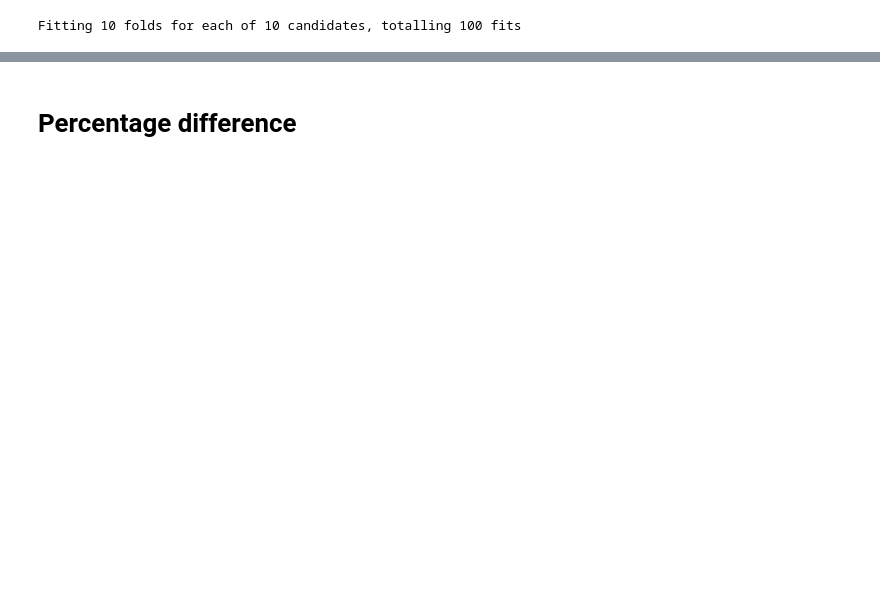
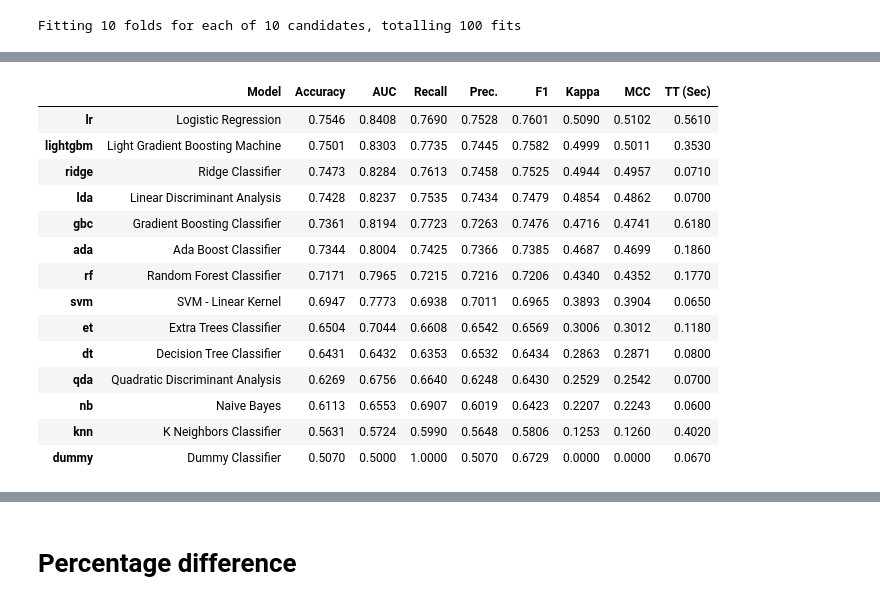
Before and after one commit to Smaran1832/Altcoin-Price-Prediction, a Jupyter notebook: New_Experiments/New_Experiment_Scripts/Experimentation_framework.ipynb, the cells around one changed output, grey strips where cells are left out. Cells and saved outputs as stored; diff of their text form; code cells hidden in the pictures; blank space fills up the shorter version.

```diff
--- a/New_Experiments/New_Experiment_Scripts/Experimentation_framework.ipynb
+++ b/New_Experiments/New_Experiment_Scripts/Experimentation_framework.ipynb
@@ -585,0 +841,3 @@ Fitting 10 folds for each of 10 candidates, totalling 100 fits
+# %%
+best_model = compare_models()
+# %% [output]
@@ -585,0 +845,15 @@ Fitting 10 folds for each of 10 candidates, totalling 100 fits
+|  | Model | Accuracy | AUC | Recall | Prec. | F1 | Kappa | MCC | TT (Sec) |
+| lr | Logistic Regression | 0.7546 | 0.8408 | 0.7690 | 0.7528 | 0.7601 | 0.5090 | 0.5102 | 0.5610 |
+| lightgbm | Light Gradient Boosting Machine | 0.7501 | 0.8303 | 0.7735 | 0.7445 | 0.7582 | 0.4999 | 0.5011 | 0.3530 |
+| ridge | Ridge Classifier | 0.7473 | 0.8284 | 0.7613 | 0.7458 | 0.7525 | 0.4944 | 0.4957 | 0.0710 |
+| lda | Linear Discriminant Analysis | 0.7428 | 0.8237 | 0.7535 | 0.7434 | 0.7479 | 0.4854 | 0.4862 | 0.0700 |
+| gbc | Gradient Boosting Classifier | 0.7361 | 0.8194 | 0.7723 | 0.7263 | 0.7476 | 0.4716 | 0.4741 | 0.6180 |
+| ada | Ada Boost Classifier | 0.7344 | 0.8004 | 0.7425 | 0.7366 | 0.7385 | 0.4687 | 0.4699 | 0.1860 |
+| rf | Random Forest Classifier | 0.7171 | 0.7965 | 0.7215 | 0.7216 | 0.7206 | 0.4340 | 0.4352 | 0.1770 |
+| svm | SVM - Linear Kernel | 0.6947 | 0.7773 | 0.6938 | 0.7011 | 0.6965 | 0.3893 | 0.3904 | 0.0650 |
+| et | Extra Trees Classifier | 0.6504 | 0.7044 | 0.6608 | 0.6542 | 0.6569 | 0.3006 | 0.3012 | 0.1180 |
+| dt | Decision Tree Classifier | 0.6431 | 0.6432 | 0.6353 | 0.6532 | 0.6434 | 0.2863 | 0.2871 | 0.0800 |
+| qda | Quadratic Discriminant Analysis | 0.6269 | 0.6756 | 0.6640 | 0.6248 | 0.6430 | 0.2529 | 0.2542 | 0.0700 |
+| nb | Naive Bayes | 0.6113 | 0.6553 | 0.6907 | 0.6019 | 0.6423 | 0.2207 | 0.2243 | 0.0600 |
+| knn | K Neighbors Classifier | 0.5631 | 0.5724 | 0.5990 | 0.5648 | 0.5806 | 0.1253 | 0.1260 | 0.4020 |
+| dummy | Dummy Classifier | 0.5070 | 0.5000 | 1.0000 | 0.5070 | 0.6729 | 0.0000 | 0.0000 | 0.0670 |
```
Also changed, not shown: parts of 25 cells of this notebook, 20 other files.
